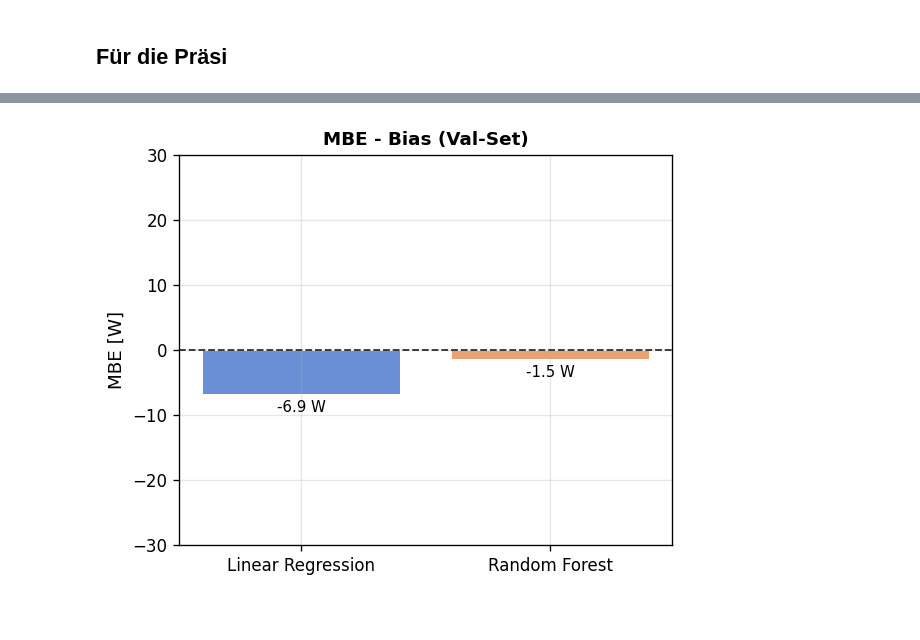
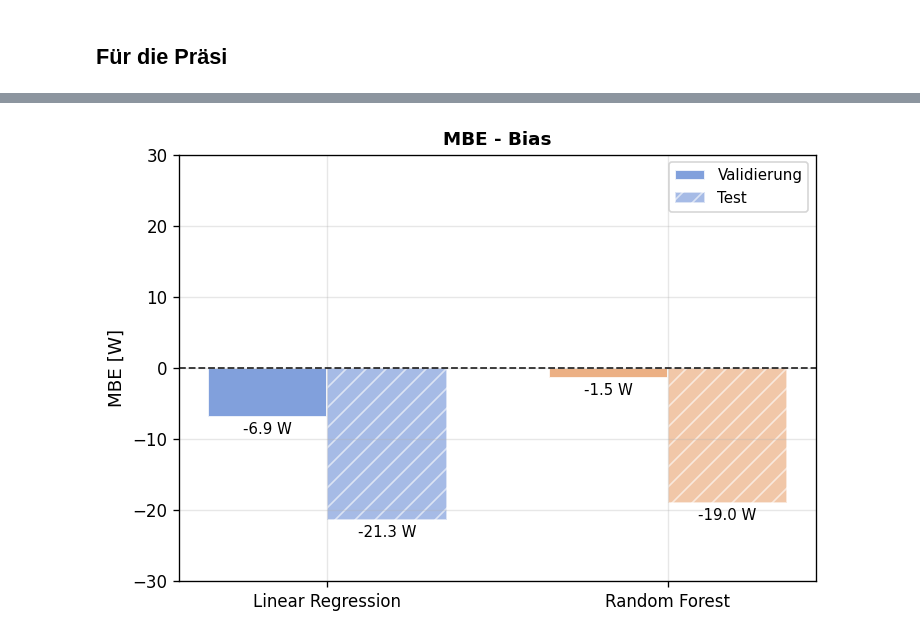
Before and after one commit to Anni075/KI-Project, a Jupyter notebook: notebooks/hypothesen/H04_linear_vs_nonlinear_models.ipynb, the cells around one changed output, grey strips where cells are left out. Drawn from its saved outputs; the diff is of its cells as text; code cells hidden in the pictures.

Commit message:
add test data h3 h4

```diff
--- a/notebooks/hypothesen/H04_linear_vs_nonlinear_models.ipynb
+++ b/notebooks/hypothesen/H04_linear_vs_nonlinear_models.ipynb
@@ -443,39 +494,51 @@ plt.show()
 # %%
-# Separate MBE-Abbildung für die Präsi (gleiche Typografie wie in der Kombi-Abbildung)
+# Separate MBE-Abbildung für die Präsi (Val vs Test, gleiche Typografie)
 FONT_SUPTITLE = 12
 FONT_TITLE = 11
 FONT_LABEL = 11
 FONT_TICK = 10
 FONT_BARLABEL = 9
 
-PRESENTATION_MODELS_H4 = [
-    ('Linear Regression', 'Linear Regression + Time'),
-    ('Random Forest', 'Random Forest + Time'),
-]
+display_labels = [label for label, _, _ in PRESENTATION_MODELS_H4]
+colors = [MODEL_COLORS['Linear Regression + Time'], MODEL_COLORS['Random Forest + Time']]
+x = np.arange(len(display_labels))
+width = 0.35
 
-display_labels = [label for label, _ in PRESENTATION_MODELS_H4]
-model_keys = [key for _, key in PRESENTATION_MODELS_H4]
-colors = [MODEL_COLORS[m] for m in model_keys]
+def _mbe(df):
+    return (df['y_pred'] - df['y_true']).mean()
 
-mbe_vals = [summary.loc[m, 'MBE [W]'] for m in model_keys]
+mbe_val = [_mbe(presentation_preds[m]['val']) for m in display_labels]
+mbe_test = [_mbe(presentation_preds[m]['test']) for m in display_labels]
 
-fig, ax = plt.subplots(figsize=(5, 4))
-bars = ax.bar(display_labels, mbe_vals, color=colors, edgecolor='white', linewidth=1.2)
-ax.bar_label(bars, fmt='%+.1f W', padding=3, fontsize=FONT_BARLABEL)
-ax.set_title('MBE - Bias (Val-Set)', fontsize=FONT_TITLE, fontweight='bold')
+fig, ax = plt.subplots(figsize=(6.2, 4.3))
+bars_val = ax.bar(
+    x - width / 2, mbe_val, width=width, color=colors, alpha=0.85,
+    edgecolor='white', linewidth=1.2, label='Validierung'
+ )
+bars_test = ax.bar(
+    x + width / 2, mbe_test, width=width, color=colors, alpha=0.60, hatch='//',
+    edgecolor='white', linewidth=1.2, label='Test'
+ )
+
+ax.bar_label(bars_val, fmt='%+.1f W', padding=3, fontsize=FONT_BARLABEL)
+ax.bar_label(bars_test, fmt='%+.1f W', padding=3, fontsize=FONT_BARLABEL)
+ax.set_title('MBE - Bias', fontsize=FONT_TITLE, fontweight='bold')
 ax.set_ylabel('MBE [W]', fontsize=FONT_LABEL)
+ax.set_xticks(x)
+ax.set_xticklabels(display_labels)
 ax.tick_params(axis='x', rotation=0, labelsize=FONT_TICK)
 ax.tick_params(axis='y', labelsize=FONT_TICK)
 
-mbe_min = min(mbe_vals)
-mbe_max = max(mbe_vals)
+mbe_min = min(mbe_val + mbe_test)
+mbe_max = max(mbe_val + mbe_test)
 pad = max(max(abs(mbe_min), abs(mbe_max)) * 0.25, 1e-4)
 lower = min(mbe_min - pad, -30)
 upper = max(mbe_max + pad, 30)
 ax.set_ylim(lower, upper)
 ax.axhline(0, color='black', linestyle='--', linewidth=1.1, alpha=0.8)
+ax.legend(fontsize=9)
 
 plt.tight_layout()
 plt.show()
 # %% [output]
-[figure, old version]
+[figure, new version]
```
Also changed, not shown: parts of 2 cells of this notebook, 1 other file.
